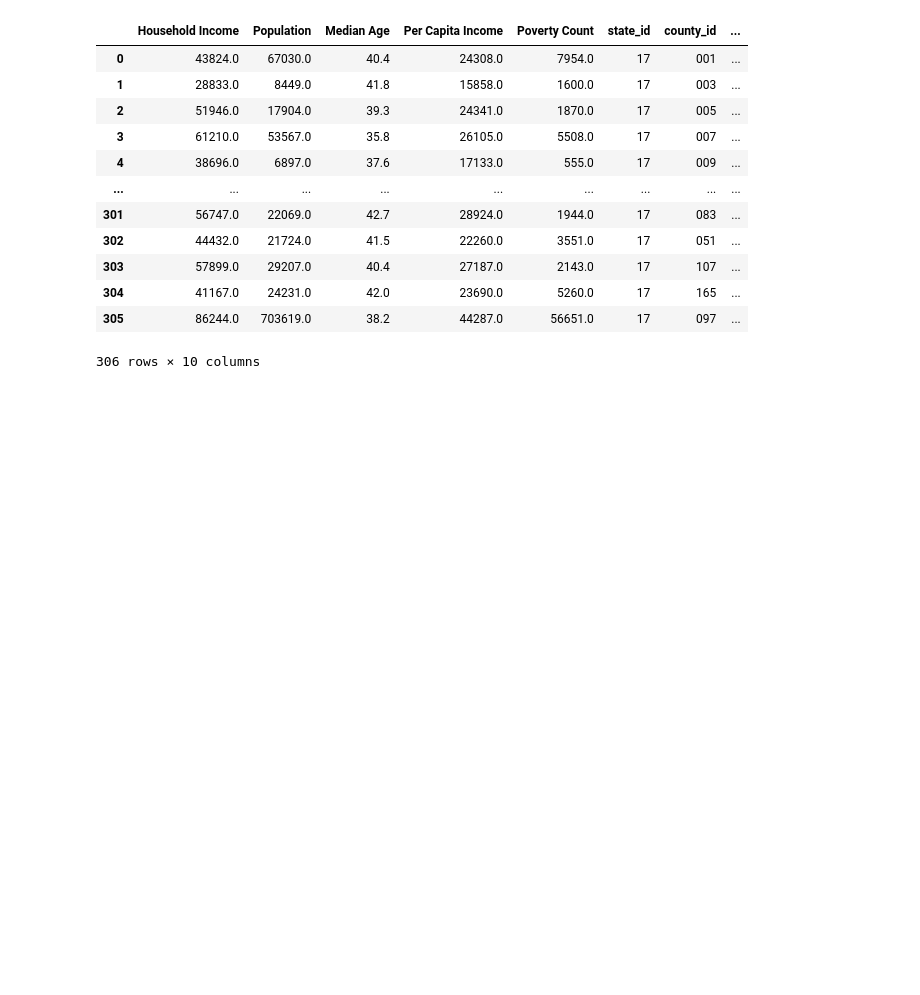
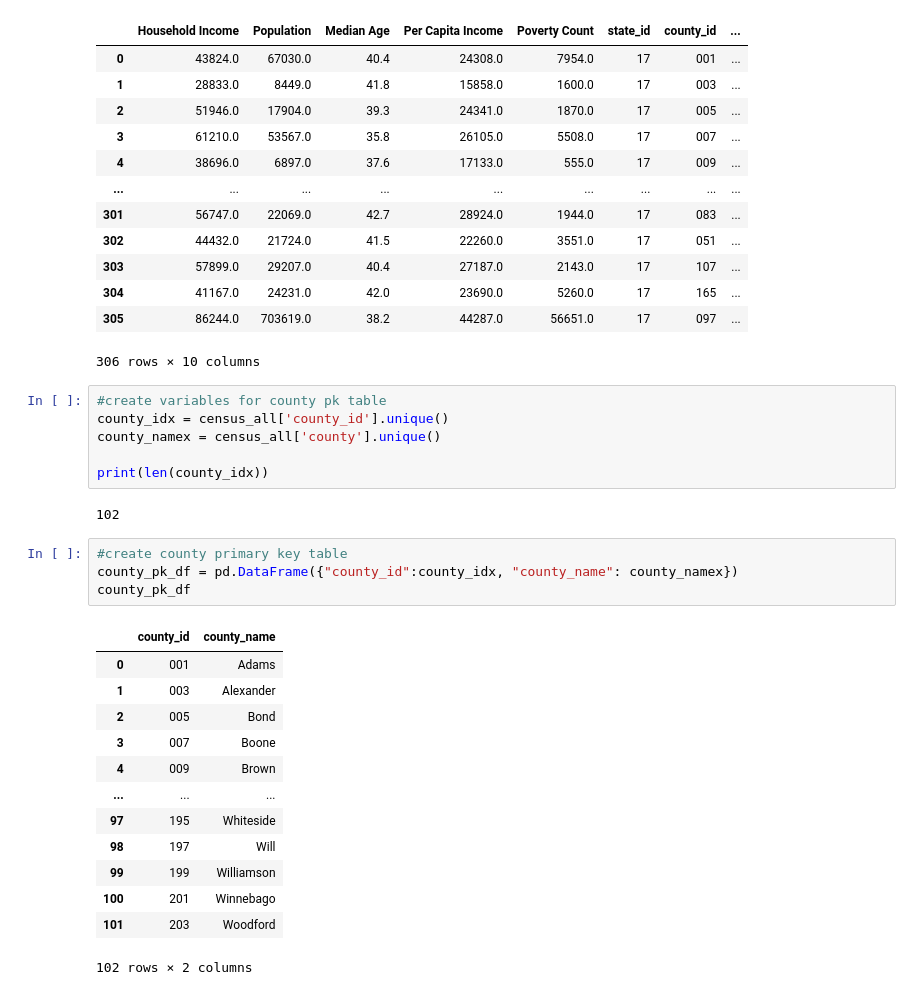
Before and after one commit to sshaughnessy/ETL-Project, a Jupyter notebook: Census_ETL.ipynb, the cells around one changed output. Saved outputs shown, nothing was run; the diff lists cells and outputs as text; blank space fills up the shorter version.

Commit message:
updated for county id table

```diff
--- a/Census_ETL.ipynb
+++ b/Census_ETL.ipynb
@@ -412,3 +412,29 @@ census_all
 | 304 | 41167.0 | 24231.0 | 42.0 | 23690.0 | 5260.0 | 17 | 165 | ... |
 | 305 | 86244.0 | 703619.0 | 38.2 | 44287.0 | 56651.0 | 17 | 097 | ... |
 306 rows × 10 columns
+# %%
+#create variables for county pk table
+county_idx = census_all['county_id'].unique()
+county_namex = census_all['county'].unique()
+
+print(len(county_idx))
+# %% [output]
+102
+# %%
+#create county primary key table
+county_pk_df = pd.DataFrame({"county_id":county_idx, "county_name": county_namex})
+county_pk_df
+# %% [output]
+|  | county_id | county_name |
+| 0 | 001 | Adams |
+| 1 | 003 | Alexander |
+| 2 | 005 | Bond |
+| 3 | 007 | Boone |
+| 4 | 009 | Brown |
+| ... | ... | ... |
+| 97 | 195 | Whiteside |
+| 98 | 197 | Will |
+| 99 | 199 | Williamson |
+| 100 | 201 | Winnebago |
+| 101 | 203 | Woodford |
+102 rows × 2 columns
```
